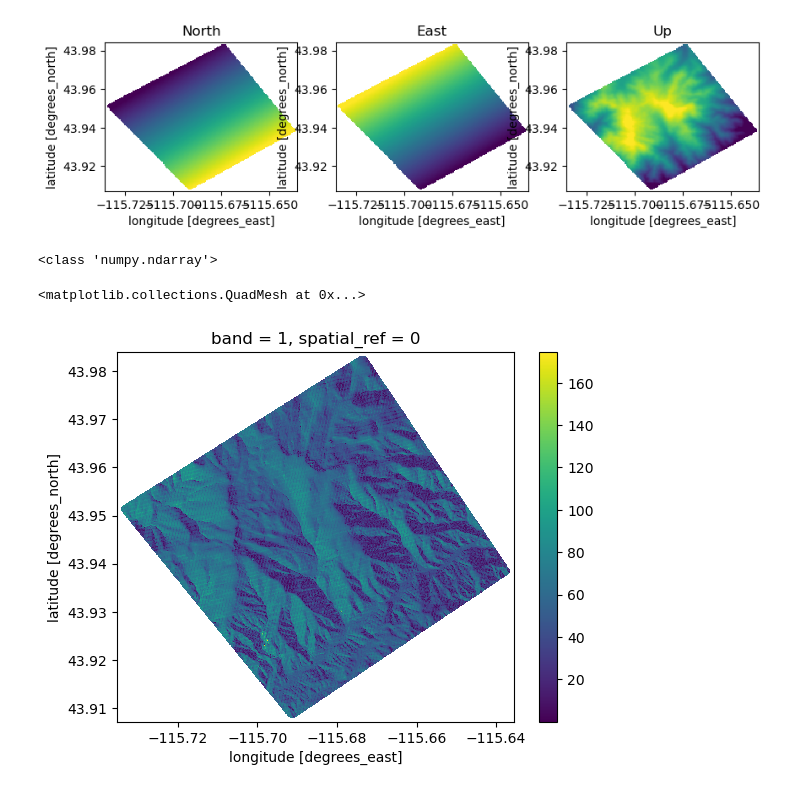
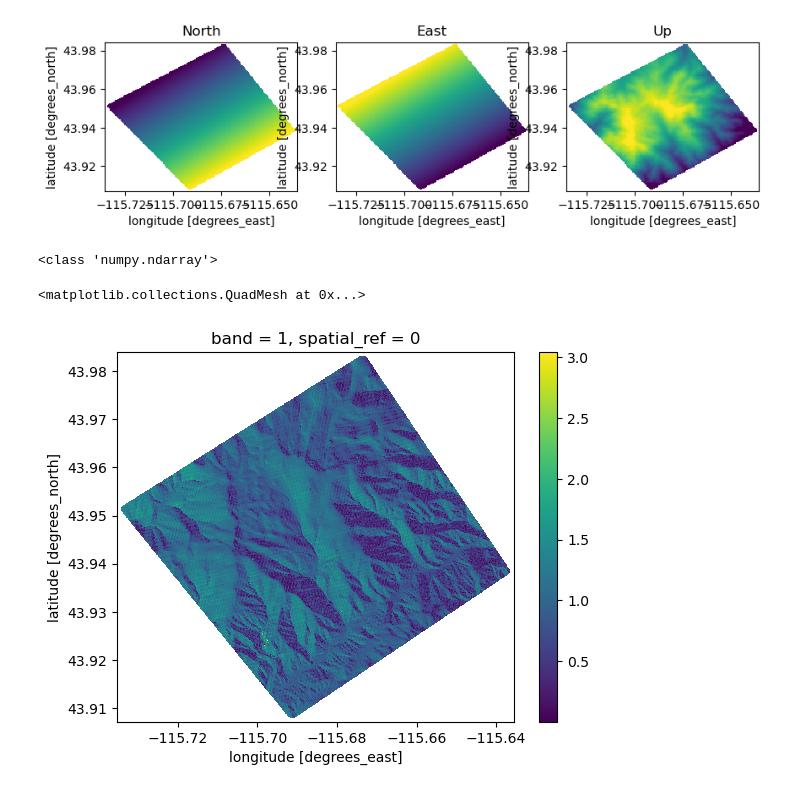
Before and after one commit to julober/snowex_uavsar_coherence, a Jupyter notebook: notebooks/calculate_incidence_angle.ipynb, the cells around one changed output. Drawn from its saved outputs; the diff is of its cells as text; code cells hidden in the pictures.

```diff
--- a/notebooks/calculate_incidence_angle.ipynb
+++ b/notebooks/calculate_incidence_angle.ipynb
@@ -100,15 +100,15 @@ for idx in range(3) :
 # %%
 print(type(clipped[0].values))
 # print(dem.values.shape)
 inc_angle = calc_inc_angle(dem = reprojected_dem.values.squeeze(),
                lkv_x = clipped[0].values,
                lkv_y = clipped[1].values,
                lkv_z = clipped[2].values,
                pixel_size = res)
-inc_spatial = clipped[0].copy(data = inc_angle)
+inc_spatial = clipped[0].copy(data = np.deg2rad(inc_angle))
 
 inc_spatial.plot()
 # %% [output]
 <class 'numpy.ndarray'>
 <matplotlib.collections.QuadMesh at 0x...>
-[figure, old version]
+[figure, new version]
```
Also changed, not shown: parts of 1 cell of this notebook, 1 other file.
